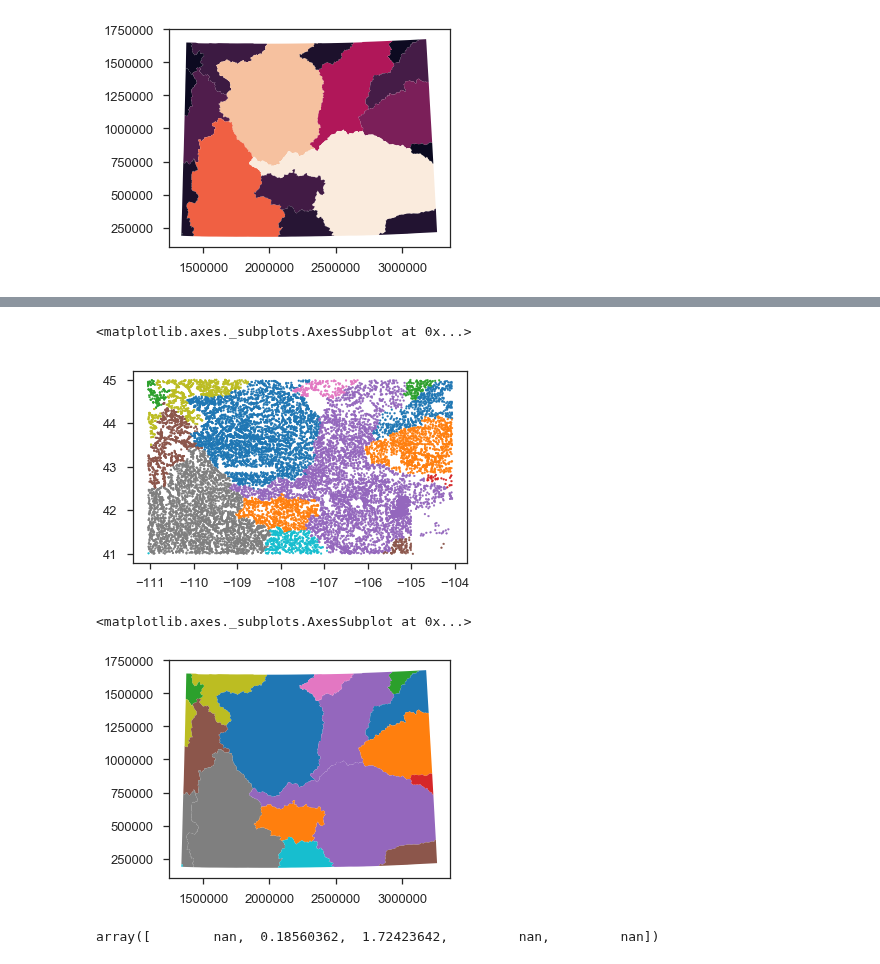
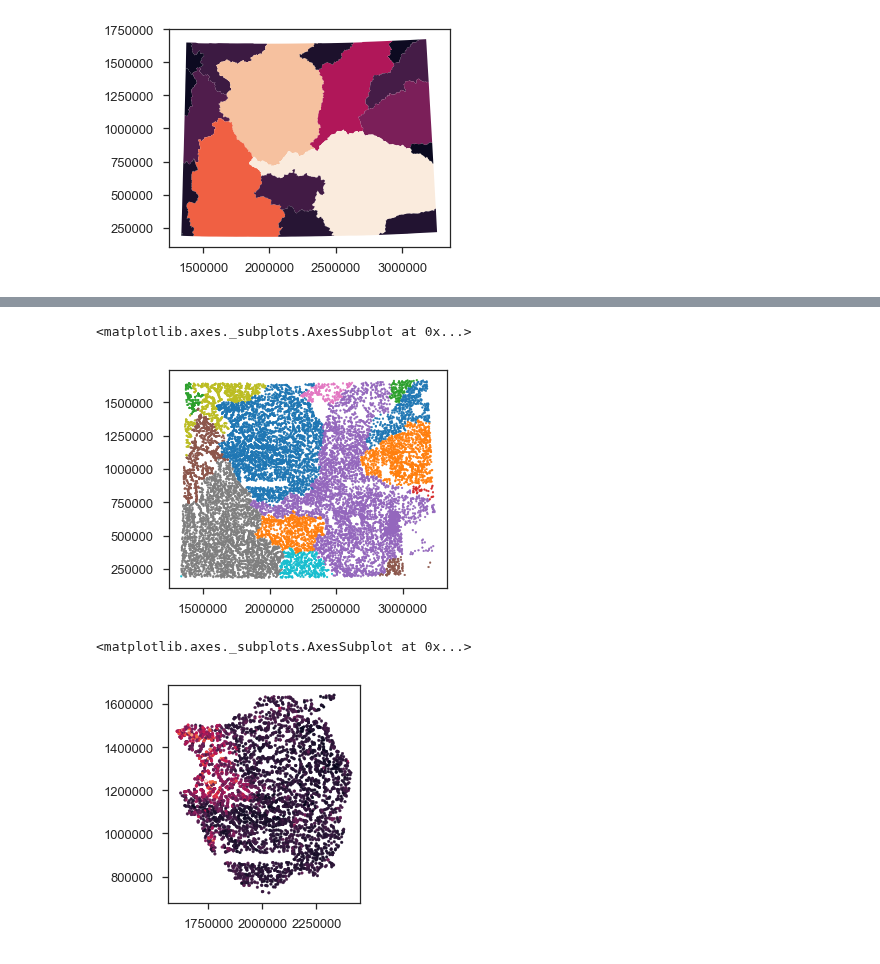
Before and after one commit to jessepisel/criticalandstrategic, a Jupyter notebook: Critical and strategic database building.ipynb, the cells around one changed output, grey strips where cells are left out. Drawn from its saved outputs; the diff is of its cells as text; code cells hidden in the pictures.

```diff
--- a/Critical and strategic database building.ipynb
+++ b/Critical and strategic database building.ipynb
@@ -56,14 +55,14 @@ Index(['Unnamed_ 0', 'u_dn_ppm', 'u_fl_ppm', 'ag_ppm', 'al_pct', 'as_ppm',
       dtype='object')
 # %%
-points_with_basin.plot(column='HU_6_NAME', s=3)
+points_with_basin.plot('HU_6_NAME', s=3)
 # %% [output]
 <matplotlib.axes._subplots.AxesSubplot at 0x...>
-[figure, old version]
+[figure, new version]
-# %%
-huc8.plot('HU_6_NAME')
-# %% [output]
-<matplotlib.axes._subplots.AxesSubplot at 0x...>
-[figure, removed]
+# %%
+points_with_basin[points_with_basin['HU_6_NAME']=='Big Horn'].plot('co_ppm', s=7)
+# %% [output]
+<matplotlib.axes._subplots.AxesSubplot at 0x...>
+[figure, added]
 # %%
 bedrock=gpd.read_file(r'J:\Geology\WSGS\GIS\bedrock.shp')
 bedrock= bedrock.to_crs({'init': 'epsg:3732'})
@@ -75,10 +74,6 @@ test0.to_csv('J:/Geology/WSGS/intersection.csv')
 test1=test0.groupby(['HU_6_NAME','Unit_Name']).sum()['area'].unstack(level=0)
 # %%
 basinNames=test1.columns
-# %%
-100*(test1[basinNames[0]]/huc8[huc8['HU_6_NAME']==basinNames[0]]['area'].values).values
-# %% [output]
-array([        nan,  0.18560362,  1.72423642,         nan,         nan])
 # %%
 for i in range(len(basinNames)):
     test1[basinNames[i]+' percentage']=100*(test1[basinNames[i]]/huc8[huc8['HU_6_NAME']==basinNames[i]]['area'].values).values
```
Also changed, not shown: parts of 24 cells of this notebook.
